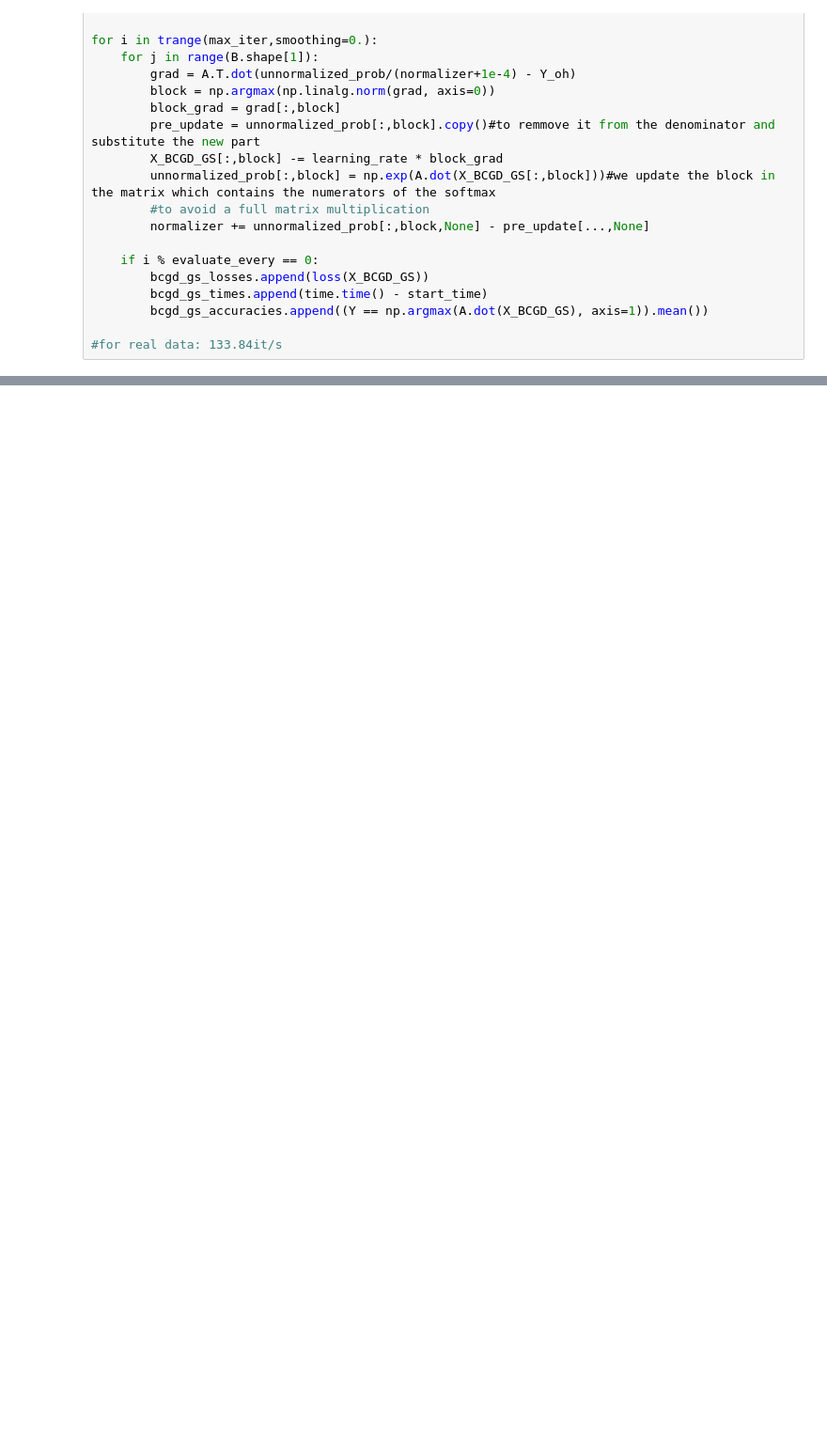
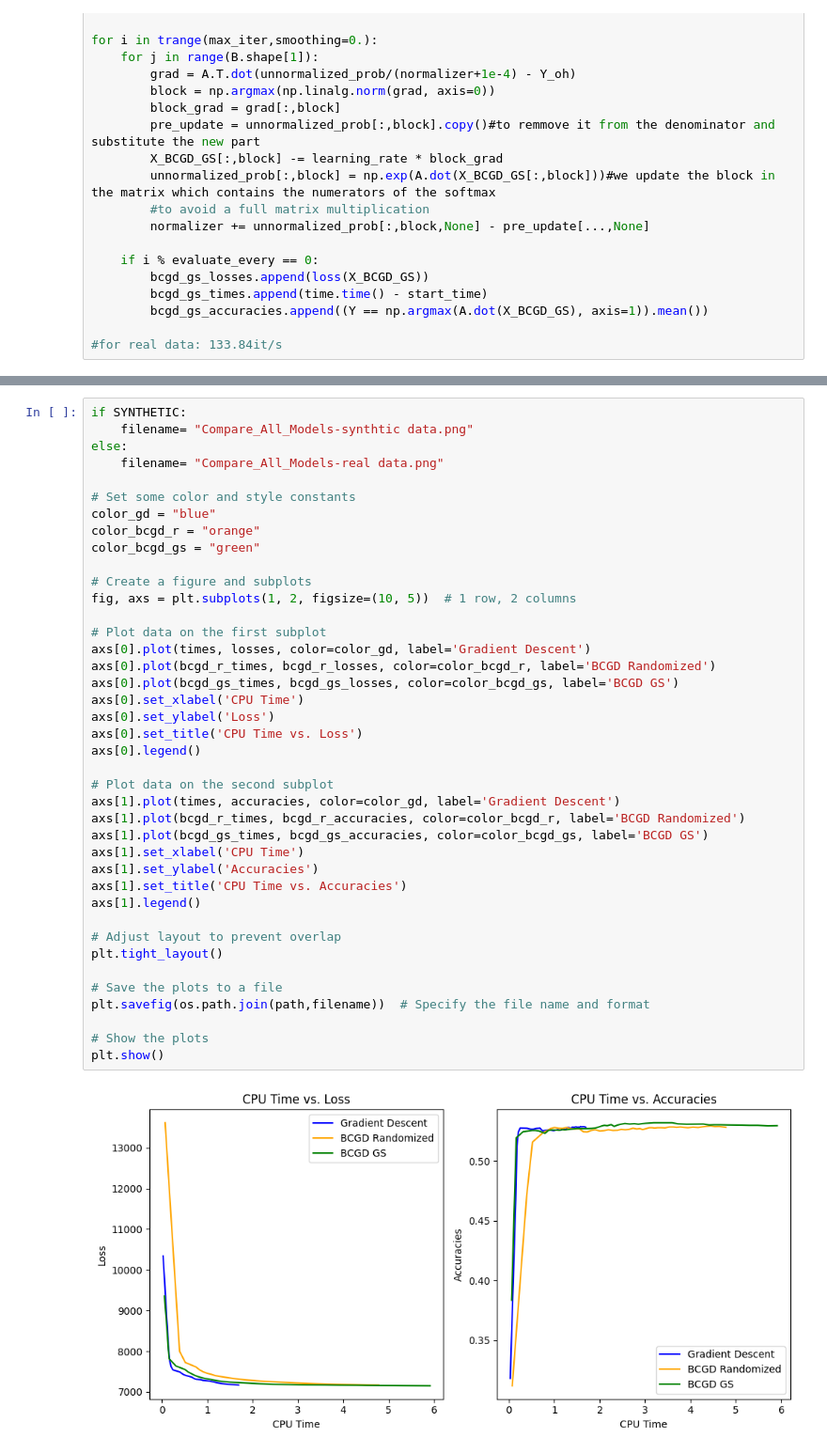
Before and after one commit to sofiapopetrogu/Optimization-Second-Homework, a Jupyter notebook: opt.ipynb, the cells around one changed output, grey strips where cells are left out. Shown: that part at 94% size. Saved outputs shown, nothing was run; the diff lists cells and outputs as text; blank space fills up the shorter version.

```diff
--- a/opt.ipynb
+++ b/opt.ipynb
@@ -264,0 +277,42 @@ plt.show()
+# %%
+if SYNTHETIC:
+    filename= "Compare_All_Models-synthtic data.png"
+else:
+    filename= "Compare_All_Models-real data.png"
+
+# Set some color and style constants
+color_gd = "blue"
+color_bcgd_r = "orange"
+color_bcgd_gs = "green"
+
+# Create a figure and subplots
+fig, axs = plt.subplots(1, 2, figsize=(10, 5))  # 1 row, 2 columns
+
+# Plot data on the first subplot
+axs[0].plot(times, losses, color=color_gd, label='Gradient Descent')
+axs[0].plot(bcgd_r_times, bcgd_r_losses, color=color_bcgd_r, label='BCGD Randomized')
+axs[0].plot(bcgd_gs_times, bcgd_gs_losses, color=color_bcgd_gs, label='BCGD GS')
+axs[0].set_xlabel('CPU Time')
+axs[0].set_ylabel('Loss')
+axs[0].set_title('CPU Time vs. Loss')
+axs[0].legend()
+
+# Plot data on the second subplot
+axs[1].plot(times, accuracies, color=color_gd, label='Gradient Descent')
+axs[1].plot(bcgd_r_times, bcgd_r_accuracies, color=color_bcgd_r, label='BCGD Randomized')
+axs[1].plot(bcgd_gs_times, bcgd_gs_accuracies, color=color_bcgd_gs, label='BCGD GS')
+axs[1].set_xlabel('CPU Time')
+axs[1].set_ylabel('Accuracies')
+axs[1].set_title('CPU Time vs. Accuracies')
+axs[1].legend()
+
+# Adjust layout to prevent overlap
+plt.tight_layout()
+
+# Save the plots to a file
+plt.savefig(os.path.join(path,filename))  # Specify the file name and format
+
+# Show the plots
+plt.show()
+# %% [output]
+[figure, added]
```
Also changed, not shown: parts of 3 cells of this notebook, 8 other files.
